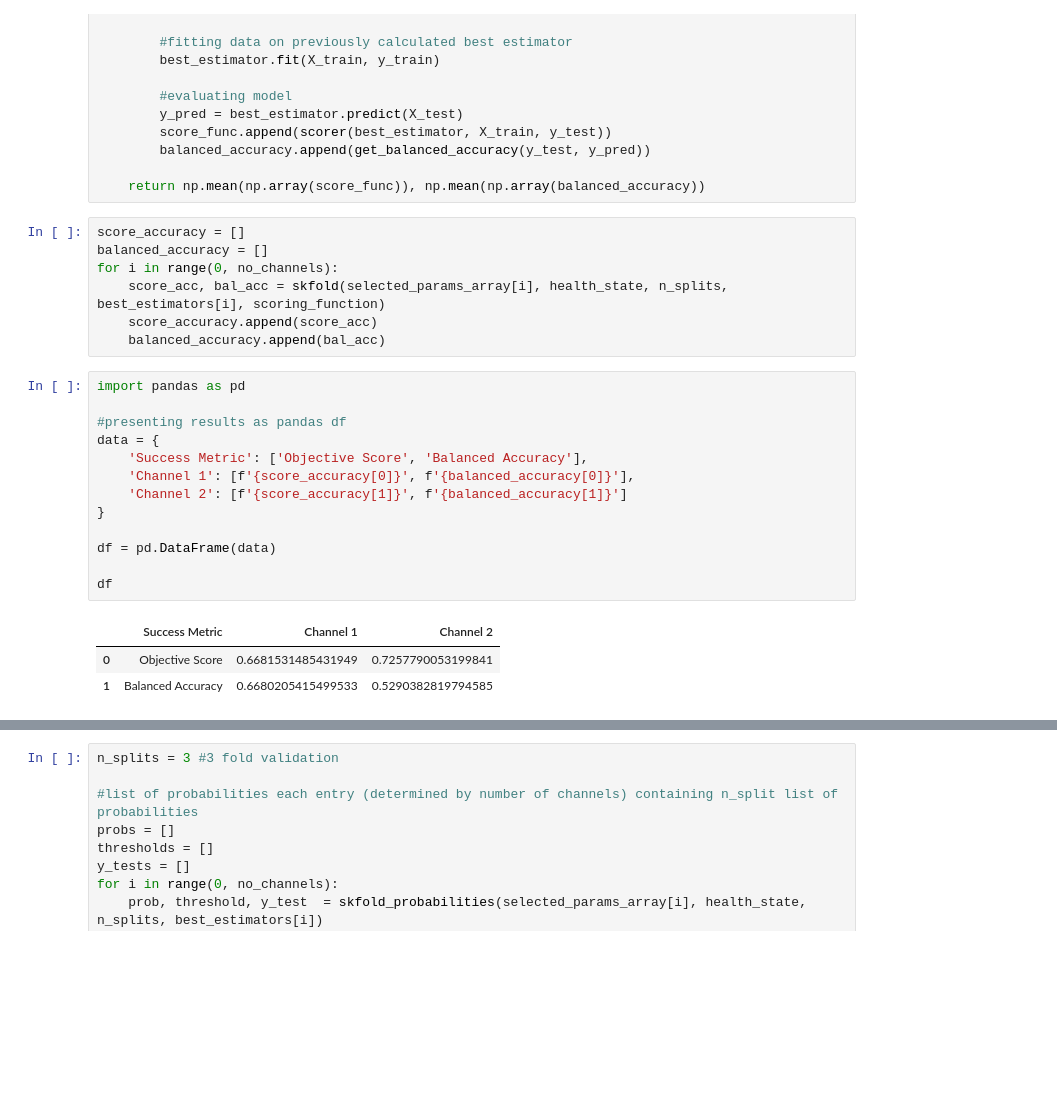
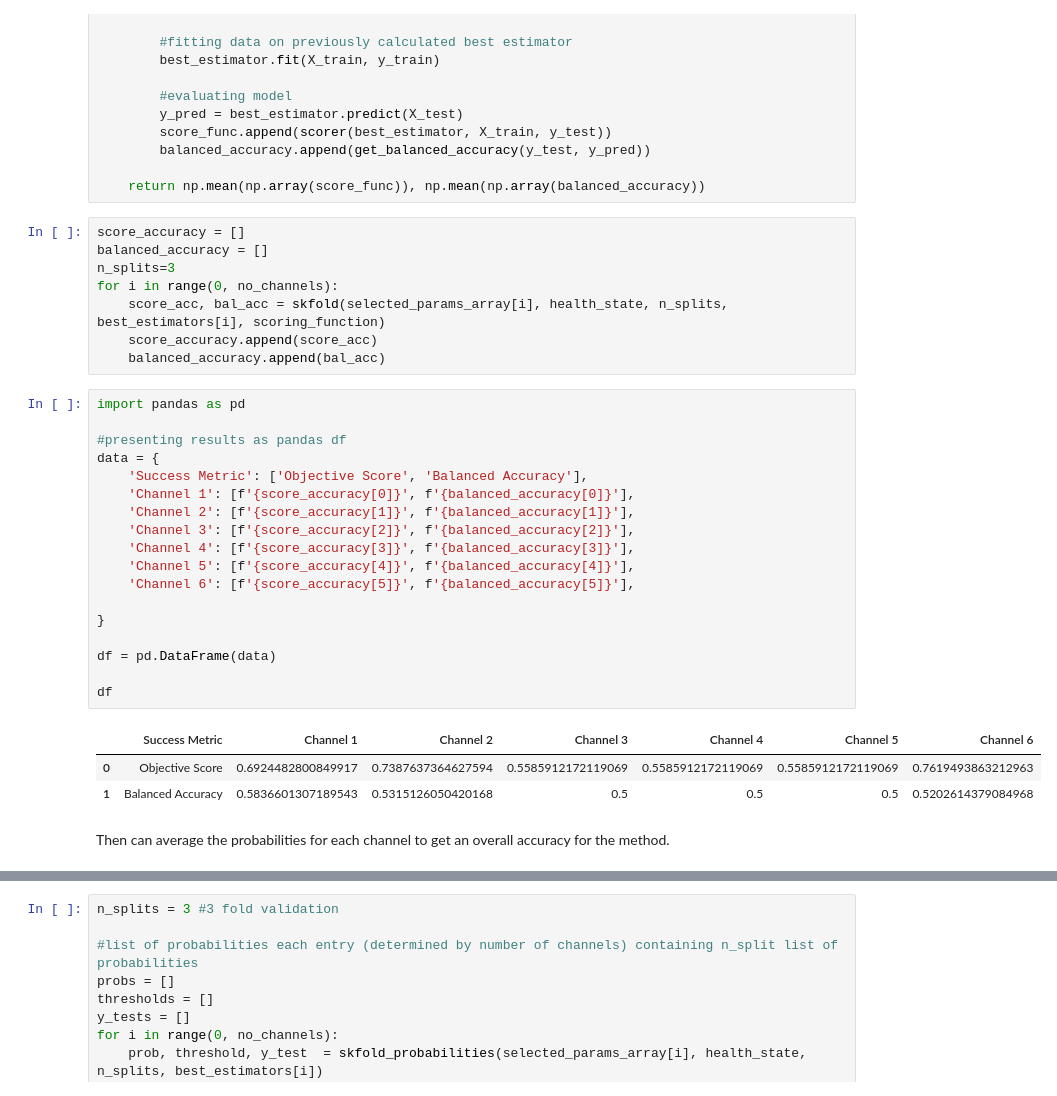
Before and after one commit to patcourts/ES98C-ECG-Project, a Jupyter notebook: examples/SVM Classification.ipynb, the cells around one changed output, grey strips where cells are left out. Saved outputs shown, nothing was run; the diff lists cells and outputs as text; blank space fills up the shorter version.

```diff
--- a/examples/SVM Classification.ipynb
+++ b/examples/SVM Classification.ipynb
@@ -157,6 +113,7 @@ def skfold(params, health_state, n_splits, best_estimator, scorer):
 # %%
 score_accuracy = []
 balanced_accuracy = []
+n_splits=3
 for i in range(0, no_channels):
     score_acc, bal_acc = skfold(selected_params_array[i], health_state, n_splits, best_estimators[i], scoring_function)
     score_accuracy.append(score_acc)
@@ -164,20 +121,27 @@ for i in range(0, no_channels):
 # %%
 import pandas as pd
 
 #presenting results as pandas df
 data = {
     'Success Metric': ['Objective Score', 'Balanced Accuracy'],
     'Channel 1': [f'{score_accuracy[0]}', f'{balanced_accuracy[0]}'],
-    'Channel 2': [f'{score_accuracy[1]}', f'{balanced_accuracy[1]}']
+    'Channel 2': [f'{score_accuracy[1]}', f'{balanced_accuracy[1]}'],
+    'Channel 3': [f'{score_accuracy[2]}', f'{balanced_accuracy[2]}'],
+    'Channel 4': [f'{score_accuracy[3]}', f'{balanced_accuracy[3]}'],
+    'Channel 5': [f'{score_accuracy[4]}', f'{balanced_accuracy[4]}'],
+    'Channel 6': [f'{score_accuracy[5]}', f'{balanced_accuracy[5]}'],
+
 }
 
 df = pd.DataFrame(data)
 
 df
 # %% [output]
-|  | Success Metric | Channel 1 | Channel 2 |
-| 0 | Objective Score | 0.6681531485431949 | 0.7257790053199841 |
-| 1 | Balanced Accuracy | 0.6680205415499533 | 0.5290382819794585 |
+|  | Success Metric | Channel 1 | Channel 2 | Channel 3 | Channel 4 | Channel 5 | Channel 6 |
+| 0 | Objective Score | 0.6924482800849917 | 0.7387637364627594 | 0.5585912172119069 | 0.5585912172119069 | 0.5585912172119069 | 0.7619493863212963 |
+| 1 | Balanced Accuracy | 0.5836601307189543 | 0.5315126050420168 | 0.5 | 0.5 | 0.5 | 0.5202614379084968 |
+# %% [markdown]
+Then can average the probabilities for each channel to get an overall accuracy for the method.
 # %%
 #make so does repeated skfold for even more averages, bool??
 
```
Also changed, not shown: parts of 15 cells of this notebook, 4 other files.
